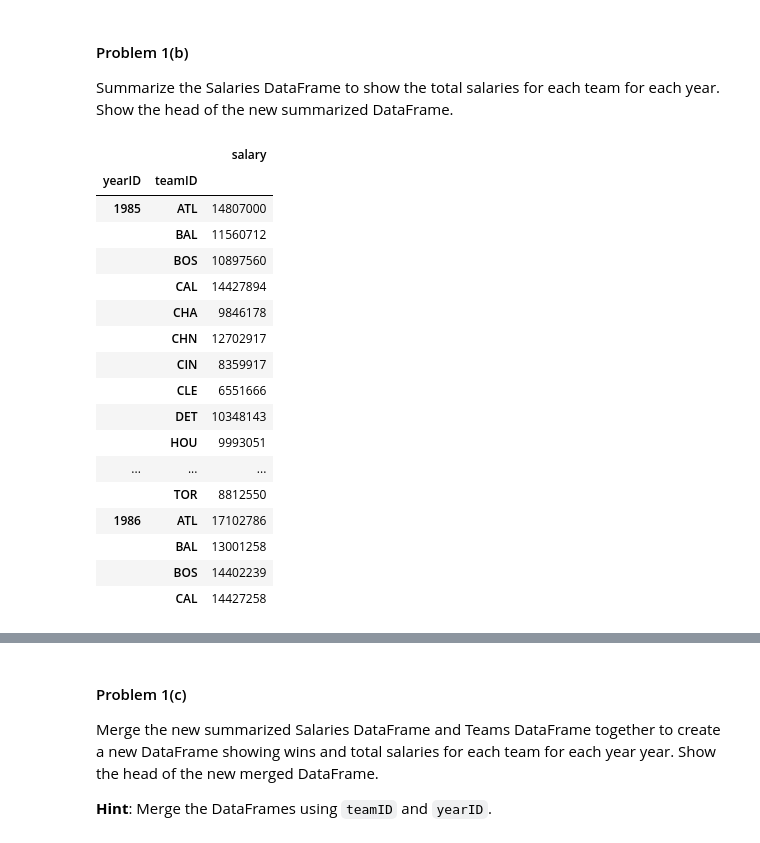
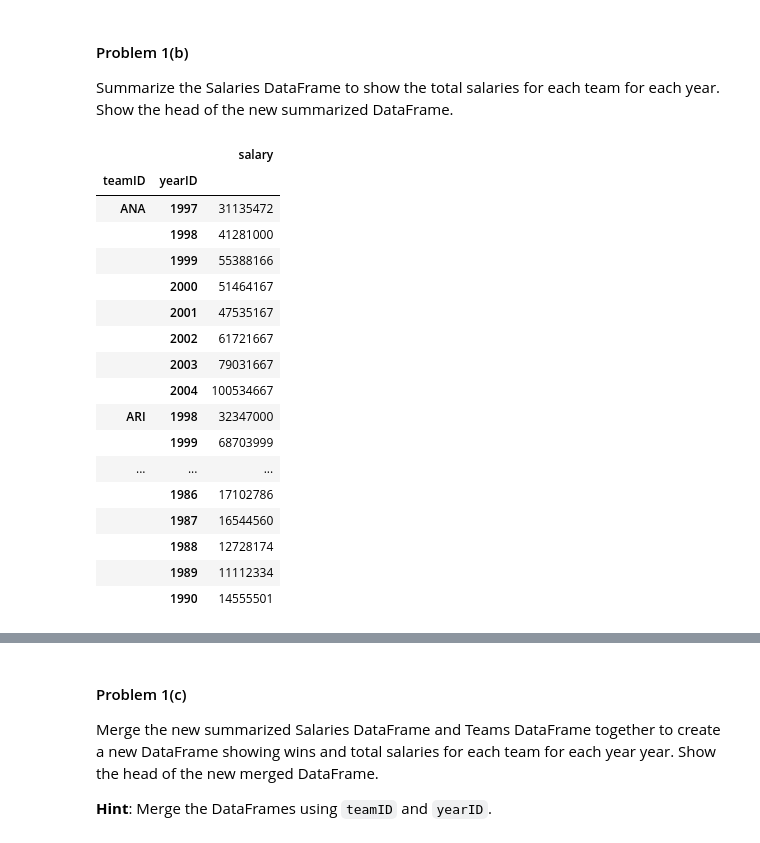
Before and after one commit to ouassimk/2014, a Jupyter notebook: homework/HW1.nbconvert.ipynb, the cells around one changed output, grey strips where cells are left out. Saved outputs shown, nothing was run; the diff lists cells and outputs as text; code cells hidden in the pictures.

```diff
--- a/homework/HW1.nbconvert.ipynb
+++ b/homework/HW1.nbconvert.ipynb
@@ -125,24 +125,24 @@ dtype: object
 Summarize the Salaries DataFrame to show the total salaries for each team for each year. Show the head of the new summarized DataFrame.
 # %%
 #your code here
-totSal=sal[["yearID", "teamID", "salary"]].groupby(["yearID","teamID"]).sum()
+totSal=sal[["teamID","yearID", "salary"]].sort_values(by=["teamID","yearID"]).groupby(["teamID","yearID"]).sum()
 totSal.head(30)
 # %% [output]
 |  |  | salary |
-| yearID | teamID |  |
-| 1985 | ATL | 14807000 |
-|  | BAL | 11560712 |
-|  | BOS | 10897560 |
-|  | CAL | 14427894 |
-|  | CHA | 9846178 |
-|  | CHN | 12702917 |
-|  | CIN | 8359917 |
-|  | CLE | 6551666 |
-|  | DET | 10348143 |
-|  | HOU | 9993051 |
+| teamID | yearID |  |
+| ANA | 1997 | 31135472 |
+|  | 1998 | 41281000 |
+|  | 1999 | 55388166 |
+|  | 2000 | 51464167 |
+|  | 2001 | 47535167 |
+|  | 2002 | 61721667 |
+|  | 2003 | 79031667 |
+|  | 2004 | 100534667 |
+| ARI | 1998 | 32347000 |
+|  | 1999 | 68703999 |
 | ... | ... | ... |
-|  | TOR | 8812550 |
-| 1986 | ATL | 17102786 |
-|  | BAL | 13001258 |
-|  | BOS | 14402239 |
-|  | CAL | 14427258 |
+|  | 1986 | 17102786 |
+|  | 1987 | 16544560 |
+|  | 1988 | 12728174 |
+|  | 1989 | 11112334 |
+|  | 1990 | 14555501 |
```
Also changed, not shown: parts of 9 cells of this notebook.
